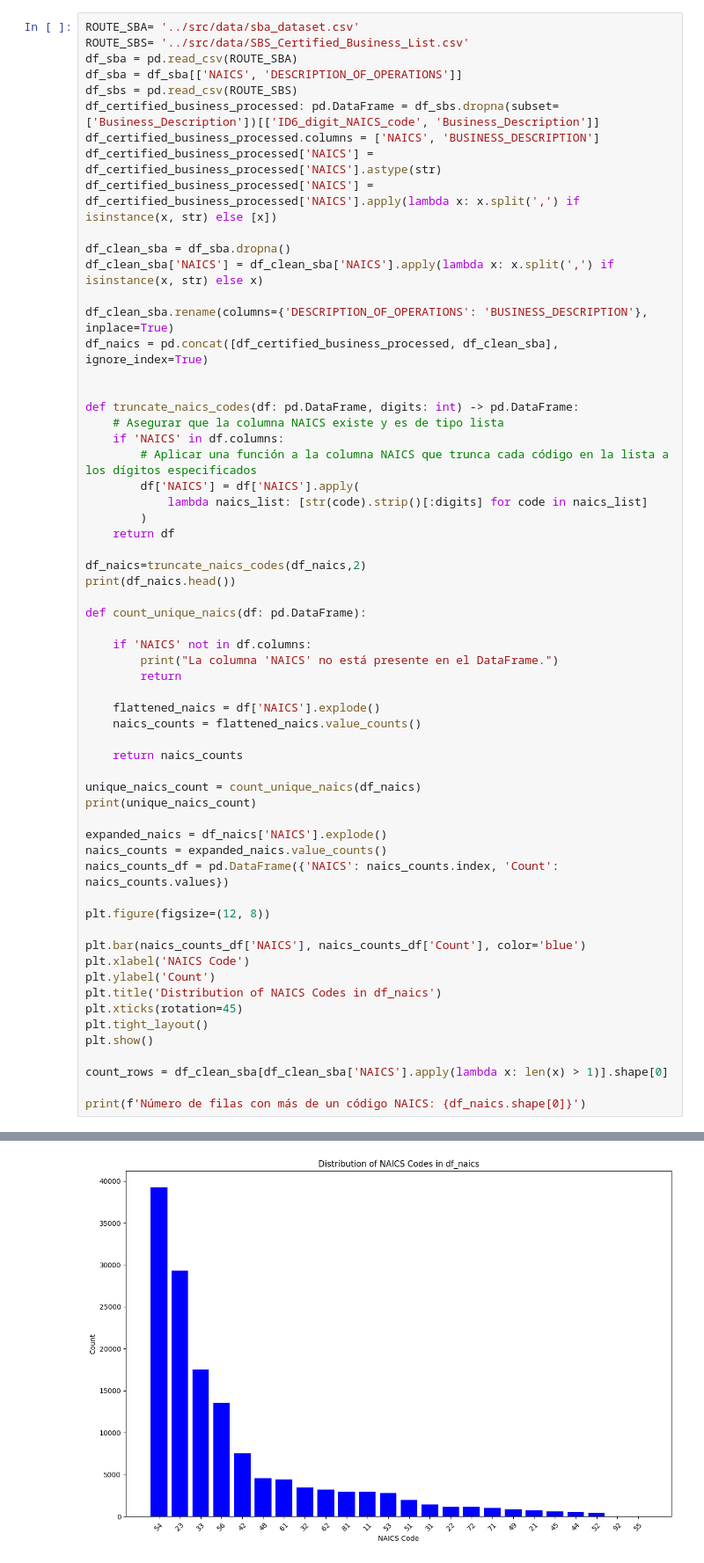
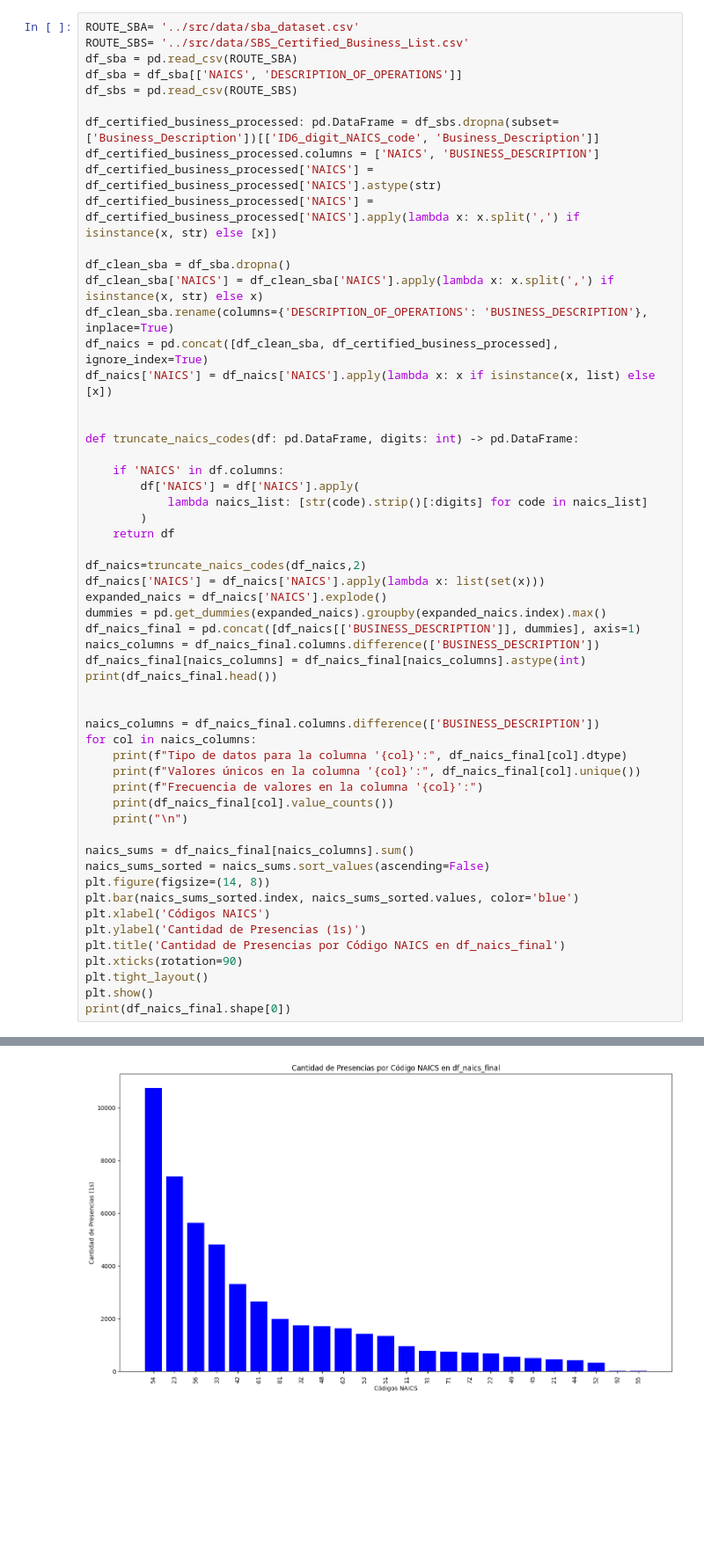
Before and after one commit to Zrive/zrive-ds-1q24-industry-classification, a Jupyter notebook: notebooks/data_multilabel.ipynb, the cells around one changed output, grey strips where cells are left out. Shown at 88% size. Saved outputs shown, nothing was run; the diff lists cells and outputs as text; blank space fills up the shorter version.

```diff
--- a/notebooks/data_multilabel.ipynb
+++ b/notebooks/data_multilabel.ipynb
@@ -28,6 +28,7 @@ ROUTE_SBS= '../src/data/SBS_Certified_Business_List.csv'
 df_sba = pd.read_csv(ROUTE_SBA)
 df_sba = df_sba[['NAICS', 'DESCRIPTION_OF_OPERATIONS']]
 df_sbs = pd.read_csv(ROUTE_SBS)
+
 df_certified_business_processed: pd.DataFrame = df_sbs.dropna(subset=['Business_Description'])[['ID6_digit_NAICS_code', 'Business_Description']]
 df_certified_business_processed.columns = ['NAICS', 'BUSINESS_DESCRIPTION']
 df_certified_business_processed['NAICS'] = df_certified_business_processed['NAICS'].astype(str)
@@ -35,54 +36,48 @@ df_certified_business_processed['NAICS'] = df_certified_business_processed['NAIC
 
 df_clean_sba = df_sba.dropna()
 df_clean_sba['NAICS'] = df_clean_sba['NAICS'].apply(lambda x: x.split(',') if isinstance(x, str) else x)
-
 df_clean_sba.rename(columns={'DESCRIPTION_OF_OPERATIONS': 'BUSINESS_DESCRIPTION'}, inplace=True)
-df_naics = pd.concat([df_certified_business_processed, df_clean_sba], ignore_index=True)
+df_naics = pd.concat([df_clean_sba, df_certified_business_processed], ignore_index=True)
+df_naics['NAICS'] = df_naics['NAICS'].apply(lambda x: x if isinstance(x, list) else [x])
 
 
 def truncate_naics_codes(df: pd.DataFrame, digits: int) -> pd.DataFrame:
-    # Asegurar que la columna NAICS existe y es de tipo lista
+
     if 'NAICS' in df.columns:
-        # Aplicar una función a la columna NAICS que trunca cada código en la lista a los dígitos especificados
         df['NAICS'] = df['NAICS'].apply(
             lambda naics_list: [str(code).strip()[:digits] for code in naics_list]
         )
     return df
 
 df_naics=truncate_naics_codes(df_naics,2)
-print(df_naics.head())
+df_naics['NAICS'] = df_naics['NAICS'].apply(lambda x: list(set(x)))
+expanded_naics = df_naics['NAICS'].explode()
+dummies = pd.get_dummies(expanded_naics).groupby(expanded_naics.index).max()
+df_naics_final = pd.concat([df_naics[['BUSINESS_DESCRIPTION']], dummies], axis=1)
+naics_columns = df_naics_final.columns.difference(['BUSINESS_DESCRIPTION'])
+df_naics_final[naics_columns] = df_naics_final[naics_columns].astype(int)
+print(df_naics_final.head())
 
-def count_unique_naics(df: pd.DataFrame):
 
-    if 'NAICS' not in df.columns:
-        print("La columna 'NAICS' no está presente en el DataFrame.")
-        return
+naics_columns = df_naics_final.columns.difference(['BUSINESS_DESCRIPTION'])
+for col in naics_columns:
+    print(f"Tipo de datos para la columna '{col}':", df_naics_final[col].dtype)
+    print(f"Valores únicos en la columna '{col}':", df_naics_final[col].unique())
+    print(f"Frecuencia de valores en la columna '{col}':")
+    print(df_naics_final[col].value_counts())
+    print("\n")
 
-    flattened_naics = df['NAICS'].explode()
-    naics_counts = flattened_naics.value_counts()
-
-    return naics_counts
-
-unique_naics_count = count_unique_naics(df_naics)
-print(unique_naics_count)
-
-expanded_naics = df_naics['NAICS'].explode()
-naics_counts = expanded_naics.value_counts()
-naics_counts_df = pd.DataFrame({'NAICS': naics_counts.index, 'Count': naics_counts.values})
-
-plt.figure(figsize=(12, 8))
-
-plt.bar(naics_counts_df['NAICS'], naics_counts_df['Count'], color='blue')
-plt.xlabel('NAICS Code')
-plt.ylabel('Count')
-plt.title('Distribution of NAICS Codes in df_naics')
-plt.xticks(rotation=45)
+naics_sums = df_naics_final[naics_columns].sum()
+naics_sums_sorted = naics_sums.sort_values(ascending=False)
+plt.figure(figsize=(14, 8))
+plt.bar(naics_sums_sorted.index, naics_sums_sorted.values, color='blue')
+plt.xlabel('Códigos NAICS')
+plt.ylabel('Cantidad de Presencias (1s)')
+plt.title('Cantidad de Presencias por Código NAICS en df_naics_final')
+plt.xticks(rotation=90)
 plt.tight_layout()
 plt.show()
-
-count_rows = df_clean_sba[df_clean_sba['NAICS'].apply(lambda x: len(x) > 1)].shape[0]
-
-print(f'Número de filas con más de un código NAICS: {df_naics.shape[0]}')
+print(df_naics_final.shape[0])
 # %% [output]
 A value is trying to be set on a copy of a slice from a DataFrame.
 Try using .loc[row_indexer,col_indexer] = value instead
@@ -112,2 +107,2 @@ NAICS
 Name: count, dtype: int64
-[figure, old version]
+[figure, new version]
```
Also changed, not shown: parts of 2 cells of this notebook.
